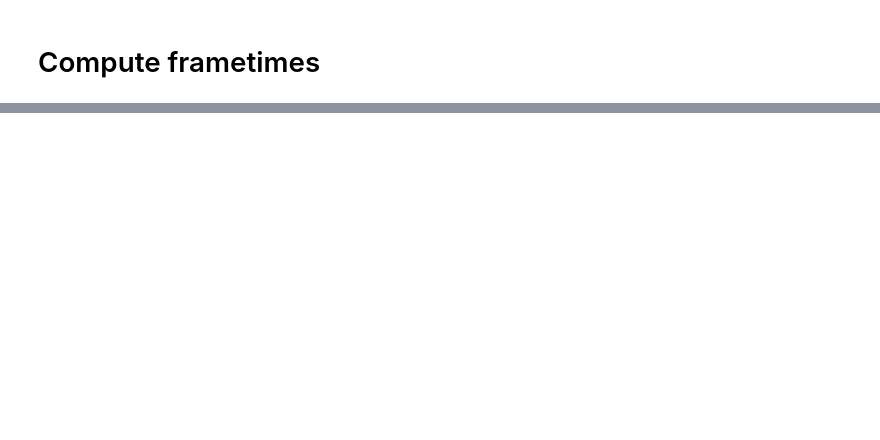
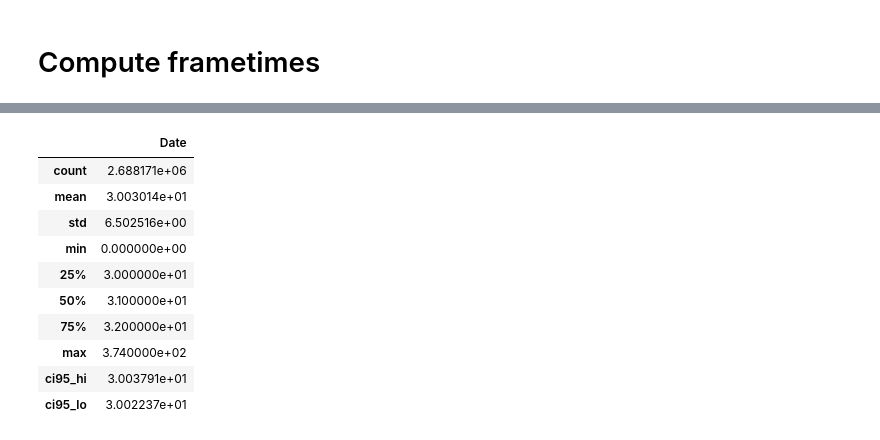
Before and after one commit to visualengineers/reflex-muc-2023, a Jupyter notebook: code/study_frametimes.ipynb, the cells around one changed output, grey strips where cells are left out. Cells and saved outputs as stored; diff of their text form; code cells hidden in the pictures; blank space fills up the shorter version.

```diff
--- a/code/study_frametimes.ipynb
+++ b/code/study_frametimes.ipynb
@@ -41,0 +142,10 @@ display(data_complete)
+# %%
+data_interaction = data_complete[data_complete['ProgramSubState'] == 1]
+
+frameStats_interaction = pd.DataFrame()
+frameStats_interaction['Date'] = data_interaction['FrameStats']
+
+descStats_interaction = frameStats_interaction.describe()
+display(descStats_interaction)
+
+createPlot(data_interaction, frameStats_interaction, descStats_interaction, 'frametimes_interaction.png')
@@ -41,0 +220,46 @@ display(data_complete)
+# %%
+def computeCI(df, m= 'mean', c='count', s='std'):
+    df['ci95_hi'] = df[m] + 1.96*df[s]/(df[c].apply(np.sqrt))
+    df['ci95_lo'] = df[m] - 1.96*df[s]/(df[c].apply(np.sqrt))
+
+def computeWhiskers(df, desc, col_names, q1='25%', q3='75%'):
+    desc['iqr'] = desc[q3] - desc[q1]
+
+    # Whisker-Berechnung (innerhalb 1.5 * IQR)
+    desc['lower_bound'] = desc[q1] - 1.5 * desc['iqr']
+    desc['upper_bound'] = desc[q3] + 1.5 * desc['iqr']
+
+    lower_whiskers = []
+    upper_whiskers = []
+
+    for col_name in col_names:
+        lower_bound = desc['lower_bound'].T[col_name]
+        upper_bound = desc['upper_bound'].T[col_name]
+
+        # Whiskers sind die letzten Punkte innerhalb dieser Grenzen
+        l = df[df[col_name] >= lower_bound][col_name].min()
+        u = df[df[col_name] <= upper_bound][col_name].max()
+
+        lower_whiskers.append(l)
+        upper_whiskers.append(u)
+
+    desc['lower_whisker'] = lower_whiskers
+    desc['upper_whisker'] = upper_whiskers
+# %%
+desc_interaction = pd.DataFrame(descStats_interaction['Date']).T
+
+computeCI(desc_interaction)
+
+display(desc_interaction.T)
+# %% [output]
+|  | Date |
+| count | 2.688171e+06 |
+| mean | 3.003014e+01 |
+| std | 6.502516e+00 |
+| min | 0.000000e+00 |
+| 25% | 3.000000e+01 |
+| 50% | 3.100000e+01 |
+| 75% | 3.200000e+01 |
+| max | 3.740000e+02 |
+| ci95_hi | 3.003791e+01 |
+| ci95_lo | 3.002237e+01 |
```
Also changed, not shown: parts of 10 cells of this notebook, 7 other files.
